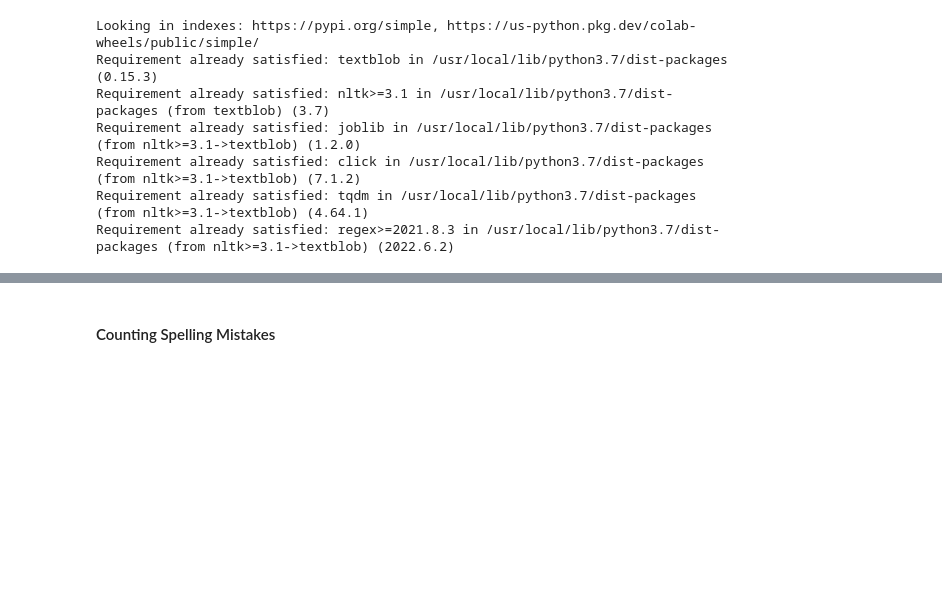
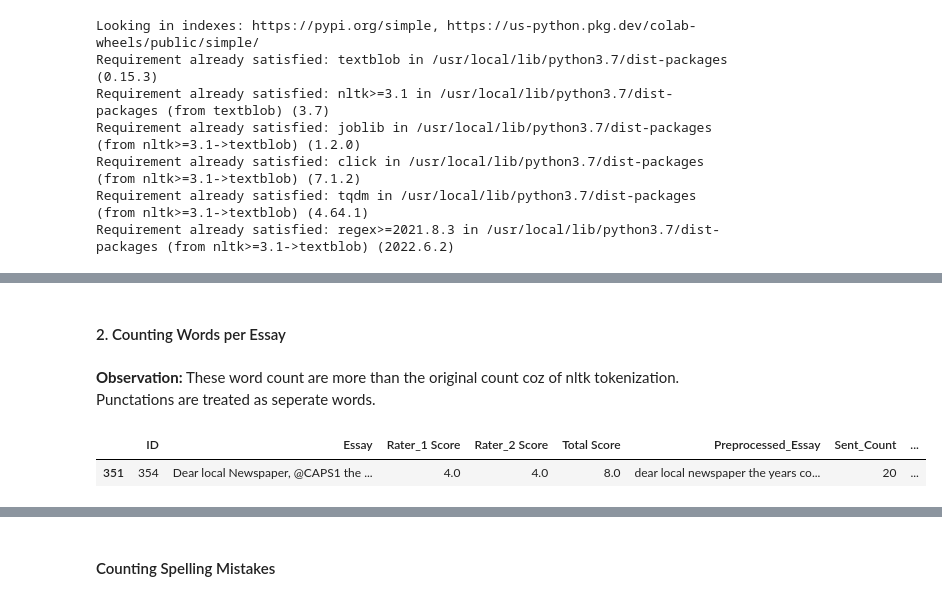
Before and after one commit to mustafabawany/IntelliTech, a Jupyter notebook: Feature_Engineering.ipynb, the cells around one changed output, grey strips where cells are left out. Drawn from its saved outputs; the diff is of its cells as text; code cells hidden in the pictures; blank space fills up the shorter version.

```diff
--- a/Feature_Engineering.ipynb
+++ b/Feature_Engineering.ipynb
@@ -47,0 +150,25 @@ Drive already mounted at /content/drive; to attempt to forcibly remount, call dr
+# %% [markdown]
+#### 2. Counting Words per Essay
+# %% [markdown]
+**Observation:** These word count are more than the original count coz of nltk tokenization. Punctations are treated as seperate words.
+# %%
+def Word_Count(Essay):
+  """
+    Counts words in an essay
+
+    Args:
+      Essay: Essay of each student
+
+    Returns:
+      int
+
+  """
+  #cleaned_essay = re.sub('[^a-zA-Z]','',essay)
+  word_no = nltk.word_tokenize(Essay)
+  return len(word_no)
+
+Data_Essay_01['Word_Count'] = Data_Essay_01['Essay'].apply(Word_Count)
+Data_Essay_01.sample()
+# %% [output]
+|  | ID | Essay | Rater_1 Score | Rater_2 Score | Total Score | Preprocessed_Essay | Sent_Count | ... |
+| 351 | 354 | Dear local Newspaper, @CAPS1 the ... | 4.0 | 4.0 | 8.0 | dear local newspaper the years co... | 20 | ... |
```
Also changed, not shown: parts of 46 cells of this notebook.
